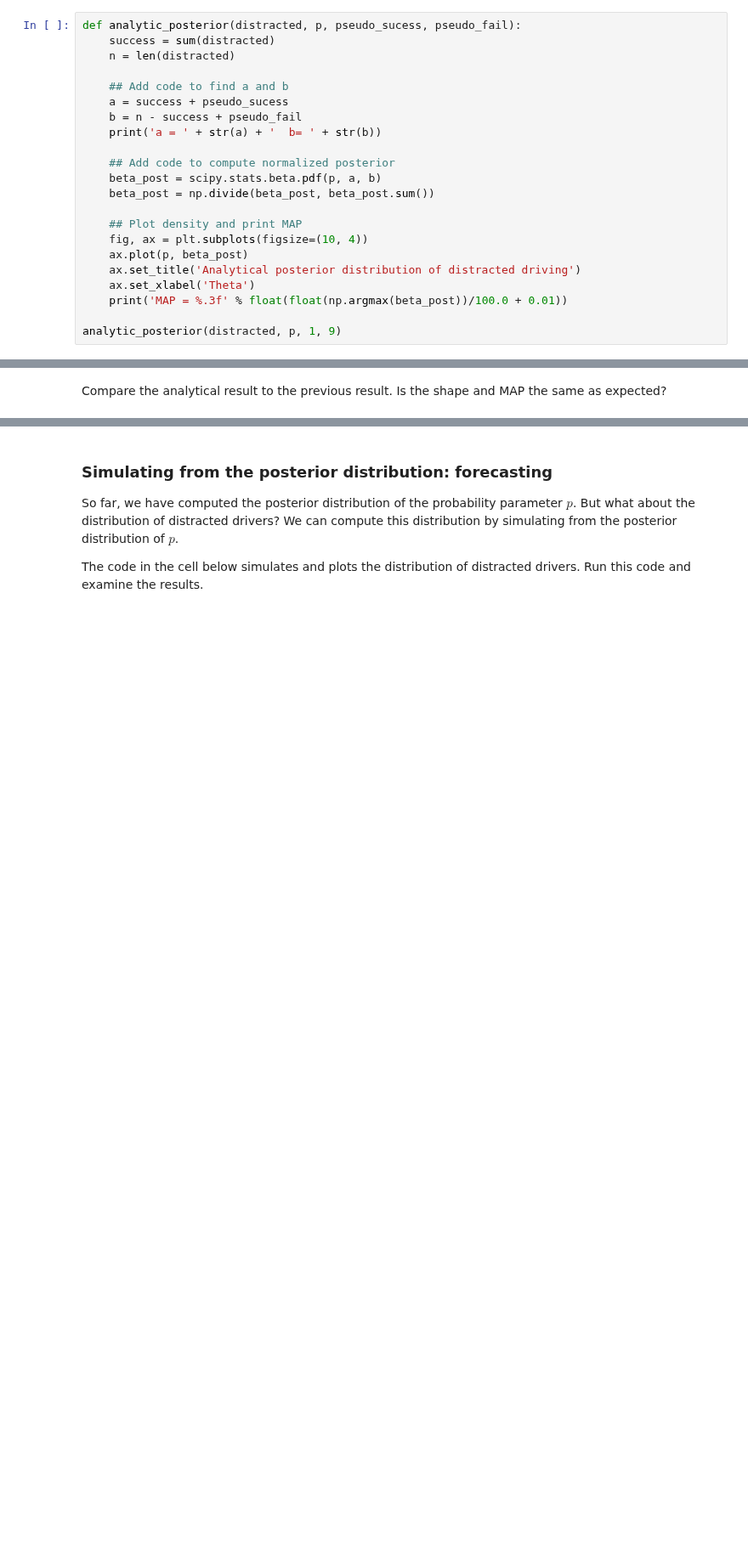
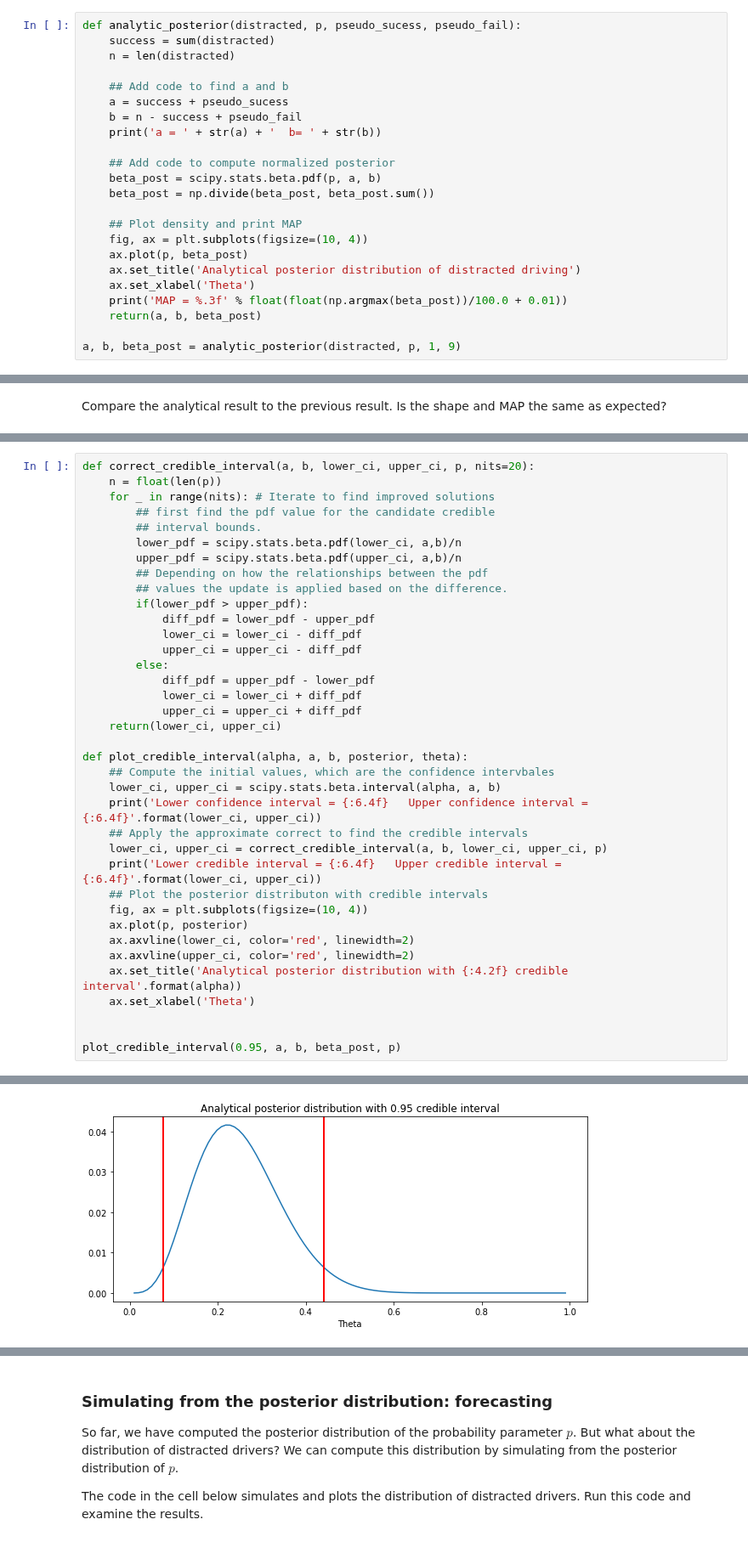
Before and after one commit to StephenElston/DataScience410, a Jupyter notebook: Lecture5/IntroductionToBayes.ipynb, the cells around one changed output, grey strips where cells are left out. Shown at 85% size. Drawn from its saved outputs; the diff is of its cells as text; blank space fills up the shorter version.

Commit message:
Improved examples of credible interval

```diff
--- a/Lecture5/IntroductionToBayes.ipynb
+++ b/Lecture5/IntroductionToBayes.ipynb
@@ -625,8 +631,9 @@ def analytic_posterior(distracted, p, pseudo_sucess, pseudo_fail):
     ax.set_title('Analytical posterior distribution of distracted driving')
     ax.set_xlabel('Theta')
     print('MAP = %.3f' % float(float(np.argmax(beta_post))/100.0 + 0.01))
+    return(a, b, beta_post)
 
-analytic_posterior(distracted, p, 1, 9)
+a, b, beta_post = analytic_posterior(distracted, p, 1, 9)
 # %% [output]
 a = 5  b= 15
 MAP = 0.220
@@ -729,0 +711,38 @@ The 0.950 credible interval is 0.198 to 0.574
+# %%
+def correct_credible_interval(a, b, lower_ci, upper_ci, p, nits=20):
+    n = float(len(p))
+    for _ in range(nits): # Iterate to find improved solutions
+        ## first find the pdf value for the candidate credible
+        ## interval bounds.
+        lower_pdf = scipy.stats.beta.pdf(lower_ci, a,b)/n
+        upper_pdf = scipy.stats.beta.pdf(upper_ci, a,b)/n
+        ## Depending on how the relationships between the pdf
+        ## values the update is applied based on the difference.
+        if(lower_pdf > upper_pdf):
+            diff_pdf = lower_pdf - upper_pdf
+            lower_ci = lower_ci - diff_pdf
+            upper_ci = upper_ci - diff_pdf
+        else:
+            diff_pdf = upper_pdf - lower_pdf
+            lower_ci = lower_ci + diff_pdf
+            upper_ci = upper_ci + diff_pdf
+    return(lower_ci, upper_ci)
+
+def plot_credible_interval(alpha, a, b, posterior, theta):
+    ## Compute the initial values, which are the confidence intervbales
+    lower_ci, upper_ci = scipy.stats.beta.interval(alpha, a, b)
+    print('Lower confidence interval = {:6.4f}   Upper confidence interval = {:6.4f}'.format(lower_ci, upper_ci))
+    ## Apply the approximate correct to find the credible intervals
+    lower_ci, upper_ci = correct_credible_interval(a, b, lower_ci, upper_ci, p)
+    print('Lower credible interval = {:6.4f}   Upper credible interval = {:6.4f}'.format(lower_ci, upper_ci))
+    ## Plot the posterior distributon with credible intervals
+    fig, ax = plt.subplots(figsize=(10, 4))
+    ax.plot(p, posterior)
+    ax.axvline(lower_ci, color='red', linewidth=2)
+    ax.axvline(upper_ci, color='red', linewidth=2)
+    ax.set_title('Analytical posterior distribution with {:4.2f} credible interval'.format(alpha))
+    ax.set_xlabel('Theta')
+
+
+plot_credible_interval(0.95, a, b, beta_post, p)
+# %% [output]
@@ -729,0 +751 @@ The 0.950 credible interval is 0.198 to 0.574
+[figure, added]
```
Also changed, not shown: parts of 24 cells of this notebook.
